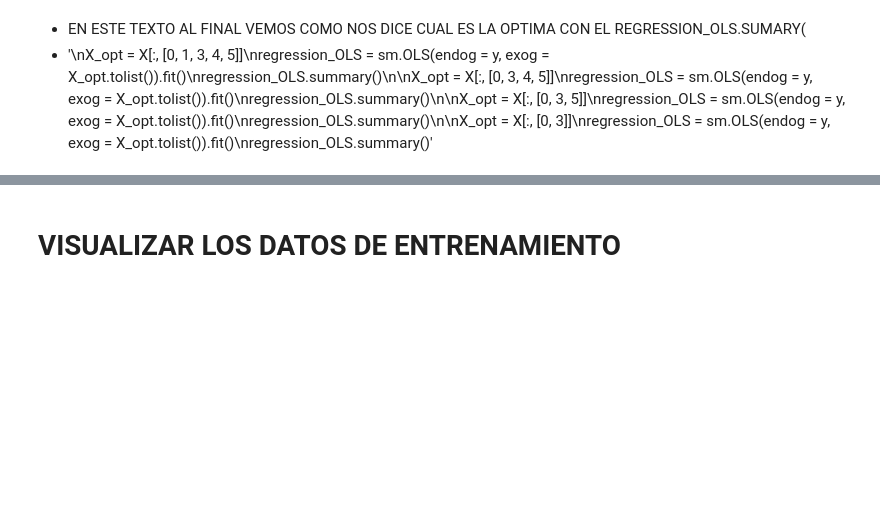
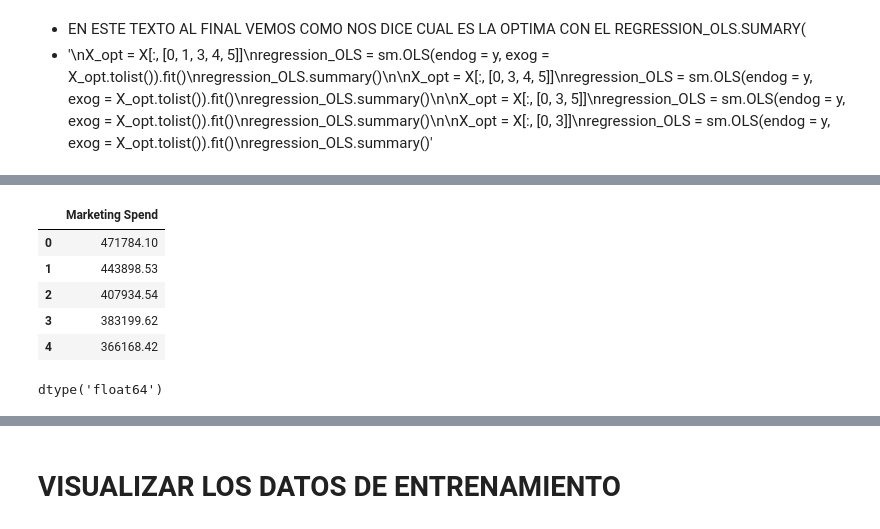
Before and after one commit to pacomm5/Plantillas, a Jupyter notebook: Regresion Lineal Multiple.ipynb, the cells around one changed output, grey strips where cells are left out. Cells and saved outputs as stored; diff of their text form; code cells hidden in the pictures; blank space fills up the shorter version.

```diff
--- a/Regresion Lineal Multiple.ipynb
+++ b/Regresion Lineal Multiple.ipynb
@@ -511,0 +514,15 @@ strong multicollinearity or other numerical problems.
+# %%
+dataset2 =dataset.iloc[:, 2:3]
+dataset2.head(5)
+# %% [output]
+|  | Marketing Spend |
+| 0 | 471784.10 |
+| 1 | 443898.53 |
+| 2 | 407934.54 |
+| 3 | 383199.62 |
+| 4 | 366168.42 |
+# %%
+dataset3 = dataset.iloc[:, -1]
+dataset3.dtype
+# %% [output]
+dtype('float64')
```
Also changed, not shown: parts of 23 cells of this notebook.
